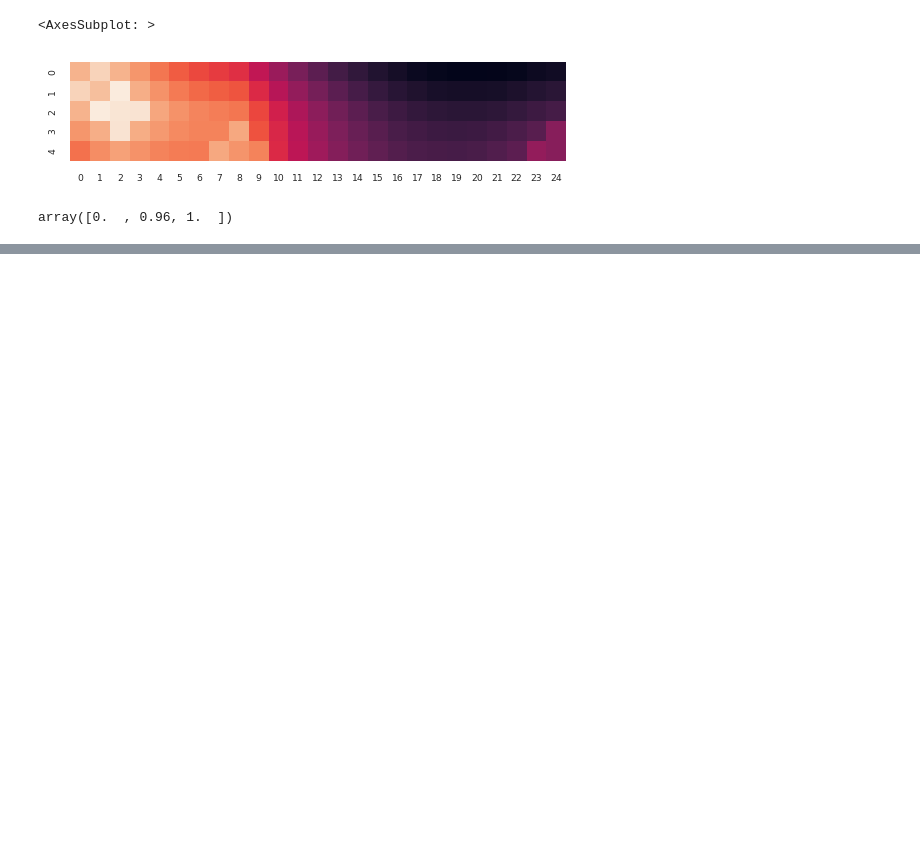
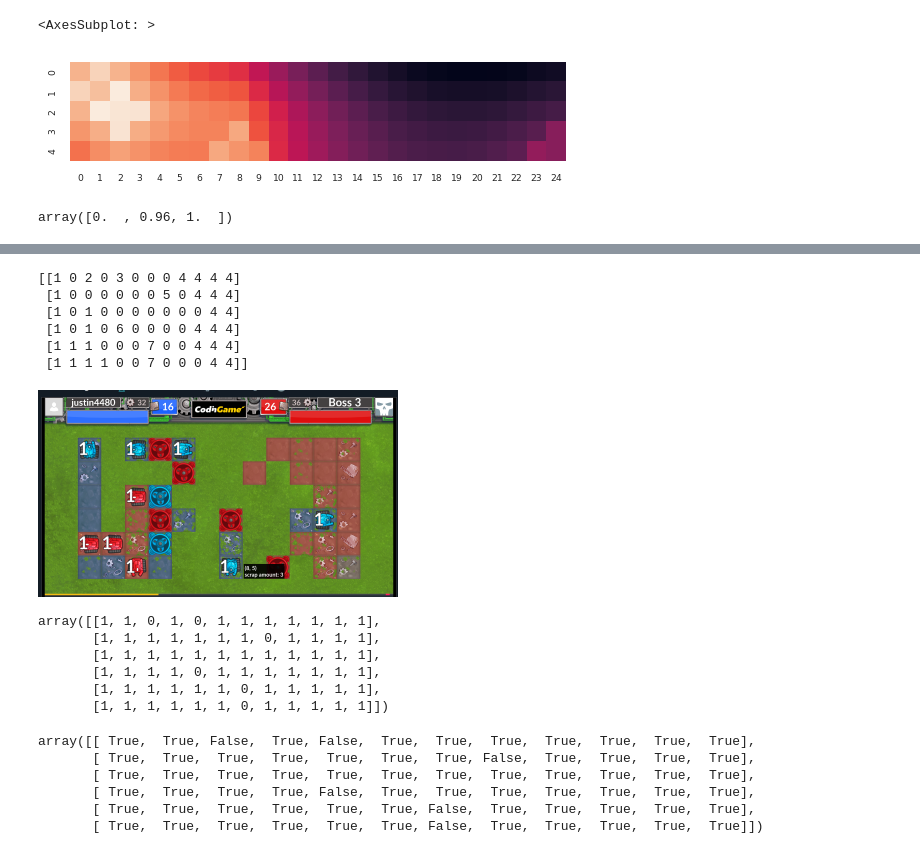
Before and after one commit to justin4480/challenge22, a Jupyter notebook: visulise.ipynb, the cells around one changed output, grey strips where cells are left out. Cells and saved outputs as stored; diff of their text form; code cells hidden in the pictures; blank space fills up the shorter version.

```diff
--- a/visulise.ipynb
+++ b/visulise.ipynb
@@ -461,0 +602,56 @@ ifzer
+# %%
+from scipy.ndimage import label
+
+input = Input(log_file='boundaries.txt')
+frame, my_matter, op_matter, input_array, board = input.all(1)
+
+tile_cluster = label(
+    input=board.tile_live.astype(int),
+    structure=[[0,1,0],
+               [1,1,1],
+               [0,1,0]],
+)[0]
+
+print(tile_cluster)
+
+print_png('input_logs/boundaries.png', 12, 6)
+# %% [output]
+[[1 0 2 0 3 0 0 0 4 4 4 4]
+ [1 0 0 0 0 0 0 5 0 4 4 4]
+ [1 0 1 0 0 0 0 0 0 0 4 4]
+ [1 0 1 0 6 0 0 0 0 4 4 4]
+ [1 1 1 0 0 0 7 0 0 4 4 4]
+ [1 1 1 1 0 0 7 0 0 0 4 4]]
+[figure, added]
+# %%
+board.exclusive_tile_clusters.astype(int)
+# %% [output]
+array([[1, 1, 0, 1, 0, 1, 1, 1, 1, 1, 1, 1],
+       [1, 1, 1, 1, 1, 1, 1, 0, 1, 1, 1, 1],
+       [1, 1, 1, 1, 1, 1, 1, 1, 1, 1, 1, 1],
+       [1, 1, 1, 1, 0, 1, 1, 1, 1, 1, 1, 1],
+       [1, 1, 1, 1, 1, 1, 0, 1, 1, 1, 1, 1],
+       [1, 1, 1, 1, 1, 1, 0, 1, 1, 1, 1, 1]])
+# %%
+from scipy.ndimage import label
+
+tile_cluster = label(
+    input=board.tile_live.astype(int),
+    structure=[[0,1,0],
+               [1,1,1],
+               [0,1,0]],
+)[0]
+
+exclusive_clusters = (
+    set(np.unique(board.owner_op * tile_cluster))
+    .intersection(set(np.unique(board.owner_me * tile_cluster)))
+)
+
+np.isin(tile_cluster, list(exclusive_clusters))
+# %% [output]
+array([[ True,  True, False,  True, False,  True,  True,  True,  True,  True,  True,  True],
+       [ True,  True,  True,  True,  True,  True,  True, False,  True,  True,  True,  True],
+       [ True,  True,  True,  True,  True,  True,  True,  True,  True,  True,  True,  True],
+       [ True,  True,  True,  True, False,  True,  True,  True,  True,  True,  True,  True],
+       [ True,  True,  True,  True,  True,  True, False,  True,  True,  True,  True,  True],
+       [ True,  True,  True,  True,  True,  True, False,  True,  True,  True,  True,  True]])
```
Also changed, not shown: parts of 13 cells of this notebook, 18 other files.
